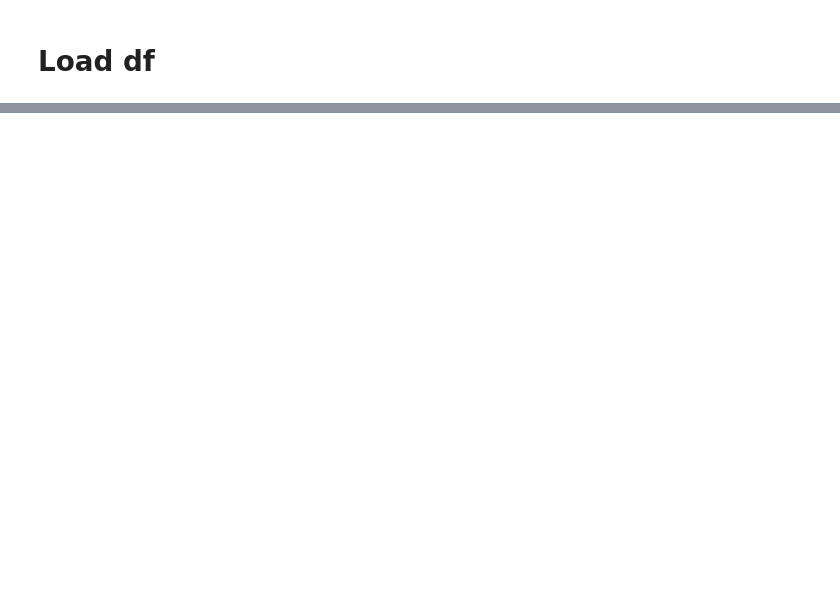
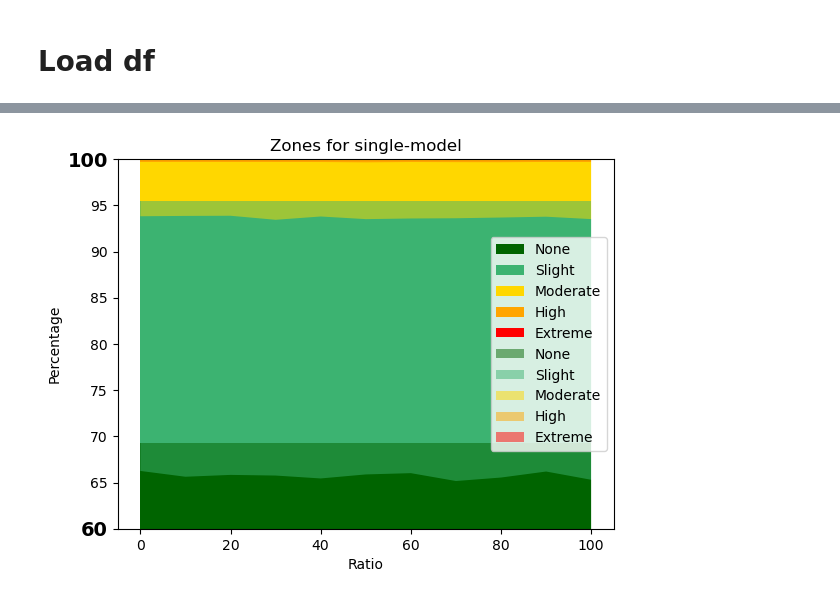
Before and after one commit to hulmanlab/jchr_racial_diff, a Jupyter notebook: scripts/3_3_2_SEG_zones.ipynb, the cells around one changed output, grey strips where cells are left out. Cells and saved outputs as stored; diff of their text form; code cells hidden in the pictures; blank space fills up the shorter version.

Commit message:
percentage of SEG for plotting

```diff
--- a/scripts/3_3_2_SEG_zones.ipynb
+++ b/scripts/3_3_2_SEG_zones.ipynb
@@ -49,0 +83,16 @@ df_grouped
+# %%
+df_percentage_gr1 = pd.DataFrame(df_grouped_gr1).copy()
+df_percentage_gr2 = pd.DataFrame(df_grouped_gr2).copy()
+
+
+def calc_percentage(df, col_total):
+    for column in df.columns:
+        if 'counts' in column:
+            df[f'percentage_{column}'] = df[column] / df[col_total] * 100
+
+    return df
+
+df_percentage_gr1=calc_percentage(df_percentage_gr1, col_total='sum')
+df_percentage_gr2=calc_percentage(df_percentage_gr2, col_total='sum')
+
+df_percentage_gr1.T
@@ -88,0 +156,58 @@ df
+# %%
+
+# Plot on top of each other
+import matplotlib.pyplot as plt
+
+def plot_area_plot(df, model_name1, model_name2):
+    my_colors = ['darkgreen', 'mediumseagreen', 'gold', 'orange', 'red']
+    my_colors2 = ['blue', 'gray', 'lightblue', 'cyan', 'pink']
+    my_labels =['None', 'Slight', 'Moderate', 'High', 'Extreme']
+    x = df['ratio']
+    y1_1 = df[f'percentage_counts_none_{model_name1}']
+    y2_1 = df[f'percentage_counts_slight_{model_name1}']
+    y3_1 = df[f'percentage_counts_moderate_{model_name1}']
+    y4_1 = df[f'percentage_counts_high_{model_name1}']
+    y5_1 = df[f'percentage_counts_extreme_{model_name1}']
+
+    plt.stackplot(x, y1_1, y2_1, y3_1, y4_1, y5_1,
+                  labels=my_labels,
+                  colors=my_colors)
+
+    y1_2 = df[f'percentage_counts_none_{model_name2}']
+    y2_2 = df[f'percentage_counts_slight_{model_name2}']
+    y3_2 = df[f'percentage_counts_moderate_{model_name2}']
+    y4_2 = df[f'percentage_counts_high_{model_name2}']
+    y5_2 = df[f'percentage_counts_extreme_{model_name2}']
+
+    plt.stackplot(x, y1_2, y2_2, y3_2, y4_2, y5_2,
+                  labels=my_labels,
+                  colors=my_colors,
+                  alpha = 0.5)
+
+    plt.xlabel("Ratio")
+    plt.ylabel("Percentage")
+    plt.ylim(60, 100)
+    plt.legend(loc='center right')
+    plt.title(f"Zones for {model_name2}-model")
+
+    # Customize y-ticks
+    yticks = plt.gca().get_yticks()
+    yticks_labels = [f'{int(tick)}' for tick in yticks]
+    plt.gca().set_yticklabels(yticks_labels)
+
+    # Make the numbers 60 and 100 bold and larger
+    for label in plt.gca().get_yticklabels():
+        if label.get_text() in {'60', '100'}:
+            label.set_fontweight('bold')
+            label.set_fontsize(14)
+
+    plt.show()
+
+plottet_df = df_percentage_gr1
+# plottet_df = df_percentage_gr2
+plot_area_plot(plottet_df, model_name1='naive', model_name2='single')
+# plot_area_plot(plottet_df, model_name='base')
+# plot_area_plot(plottet_df, model_name='tl')
+# plot_area_plot(plottet_df, model_name='naive')
+# %% [output]
+[figure, added]
```
Also changed, not shown: parts of 7 cells of this notebook.
